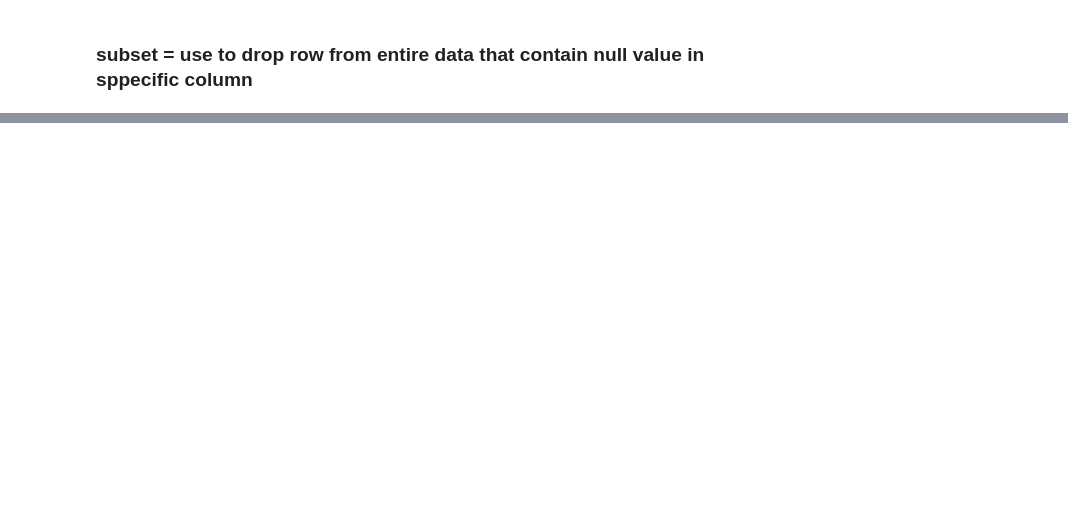
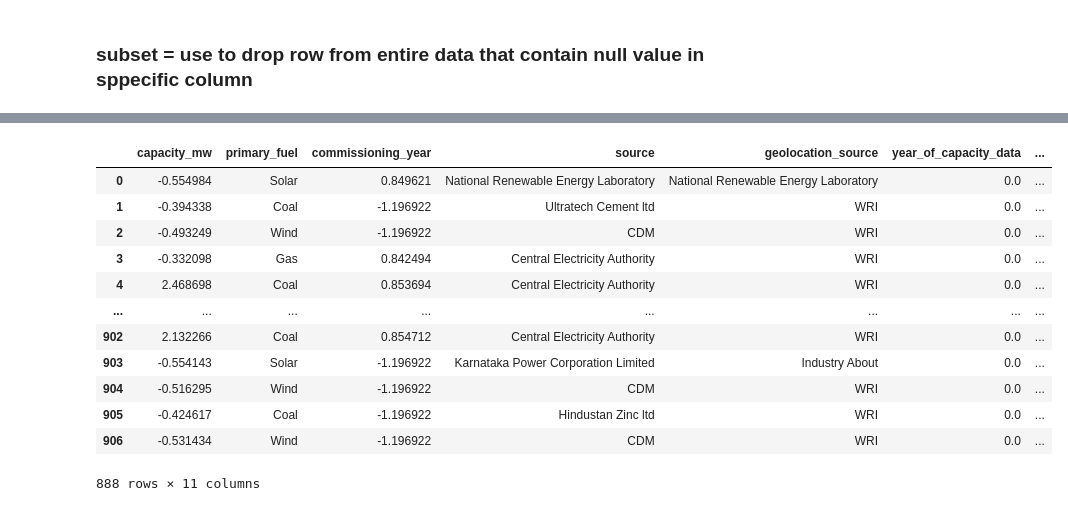
Before and after one commit to Vjeet83/global-power-plant-project, a Jupyter notebook: project global power plant (given by satyamsir).ipynb, the cells around one changed output, grey strips where cells are left out. Drawn from its saved outputs; the diff is of its cells as text; code cells hidden in the pictures; blank space fills up the shorter version.

```diff
--- a/project global power plant (given by satyamsir).ipynb
+++ b/project global power plant (given by satyamsir).ipynb
@@ -139,0 +409,3 @@ df.isnull().sum()
+# %%
+columns_to_fill = ["generation_gwh_2014","generation_gwh_2015","generation_gwh_2016","generation_gwh_2017","generation_gwh_2018"]
+df2[columns_to_fill] = df2[columns_to_fill].fillna(df2[columns_to_fill].min())
@@ -139,0 +448,8 @@ df.isnull().sum()
+# %%
+from sklearn.preprocessing import StandardScaler
+sc=StandardScaler()
+df2_numeric_columns = df2.select_dtypes(include='number').columns.tolist()
+df2_numeric_columns
+scal_data = sc.fit_transform(df2[df2_numeric_columns])
+
+df2[df2_numeric_columns] = scal_data
@@ -139,0 +466,16 @@ df.isnull().sum()
+# %%
+df2
+# %% [output]
+|  | capacity_mw | primary_fuel | commissioning_year | source | geolocation_source | year_of_capacity_data | ... |
+| 0 | -0.554984 | Solar | 0.849621 | National Renewable Energy Laboratory | National Renewable Energy Laboratory | 0.0 | ... |
+| 1 | -0.394338 | Coal | -1.196922 | Ultratech Cement ltd | WRI | 0.0 | ... |
+| 2 | -0.493249 | Wind | -1.196922 | CDM | WRI | 0.0 | ... |
+| 3 | -0.332098 | Gas | 0.842494 | Central Electricity Authority | WRI | 0.0 | ... |
+| 4 | 2.468698 | Coal | 0.853694 | Central Electricity Authority | WRI | 0.0 | ... |
+| ... | ... | ... | ... | ... | ... | ... | ... |
+| 902 | 2.132266 | Coal | 0.854712 | Central Electricity Authority | WRI | 0.0 | ... |
+| 903 | -0.554143 | Solar | -1.196922 | Karnataka Power Corporation Limited | Industry About | 0.0 | ... |
+| 904 | -0.516295 | Wind | -1.196922 | CDM | WRI | 0.0 | ... |
+| 905 | -0.424617 | Coal | -1.196922 | Hindustan Zinc ltd | WRI | 0.0 | ... |
+| 906 | -0.531434 | Wind | -1.196922 | CDM | WRI | 0.0 | ... |
+888 rows × 11 columns
```
Also changed, not shown: parts of 54 cells of this notebook.
